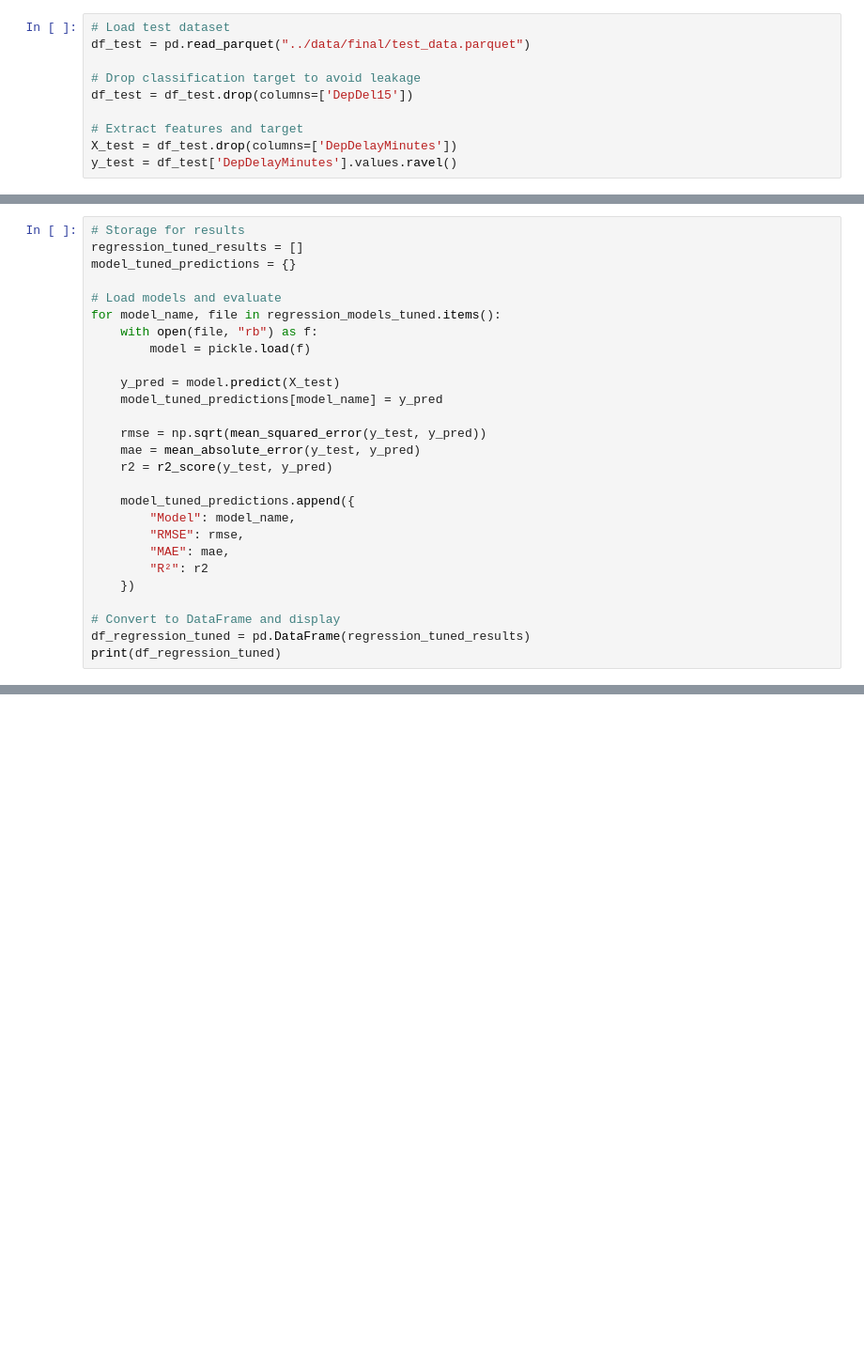
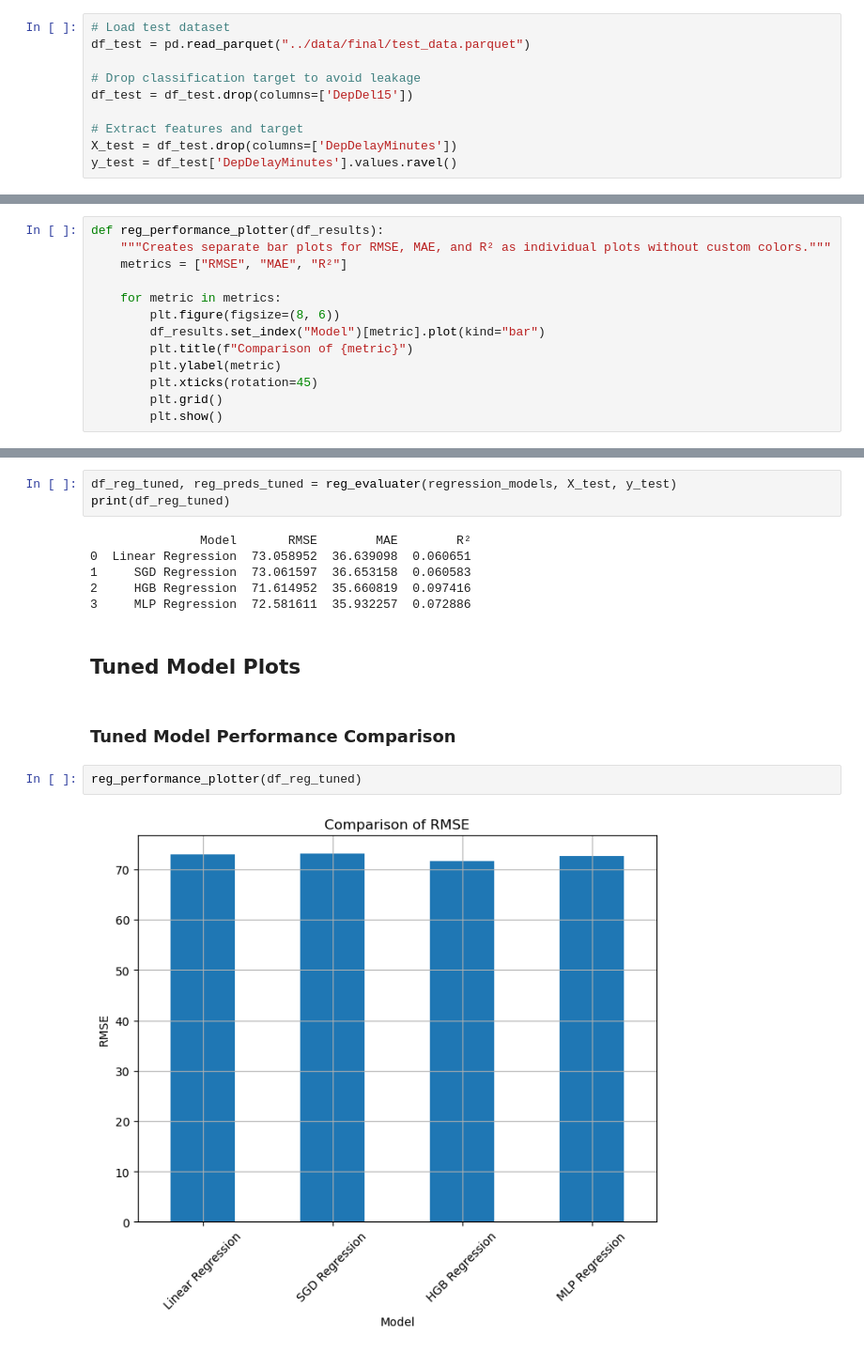
Before and after one commit to ekrichards/DSC288R_Capstone, a Jupyter notebook: notebooks/Regression.ipynb, the cells around one changed output, grey strips where cells are left out. Shown at 94% size. Drawn from its saved outputs; the diff is of its cells as text; blank space fills up the shorter version.

```diff
--- a/notebooks/Regression.ipynb
+++ b/notebooks/Regression.ipynb
@@ -70,27 +67,13 @@ https://scikit-learn.org/stable/model_persistence.html#security-maintainability-
-# %%
-# Storage for results
-regression_tuned_results = []
-model_tuned_predictions = {}
-
-# Load models and evaluate
-for model_name, file in regression_models_tuned.items():
-    with open(file, "rb") as f:
-        model = pickle.load(f)
-
-    y_pred = model.predict(X_test)
-    model_tuned_predictions[model_name] = y_pred
-
-    rmse = np.sqrt(mean_squared_error(y_test, y_pred))
-    mae = mean_absolute_error(y_test, y_pred)
-    r2 = r2_score(y_test, y_pred)
-
-    model_tuned_predictions.append({
-        "Model": model_name,
-        "RMSE": rmse,
-        "MAE": mae,
-        "R²": r2
-    })
-
-# Convert to DataFrame and display
-df_regression_tuned = pd.DataFrame(regression_tuned_results)
-print(df_regression_tuned)
+# %%
+def reg_performance_plotter(df_results):
+    """Creates separate bar plots for RMSE, MAE, and R² as individual plots without custom colors."""
+    metrics = ["RMSE", "MAE", "R²"]
+
+    for metric in metrics:
+        plt.figure(figsize=(8, 6))
+        df_results.set_index("Model")[metric].plot(kind="bar")
+        plt.title(f"Comparison of {metric}")
+        plt.ylabel(metric)
+        plt.xticks(rotation=45)
+        plt.grid()
+        plt.show()
@@ -154,0 +158,17 @@ for model_name in regression_models.keys():
+# %%
+df_reg_tuned, reg_preds_tuned = reg_evaluater(regression_models, X_test, y_test)
+print(df_reg_tuned)
+# %% [output]
+               Model       RMSE        MAE        R²
+0  Linear Regression  73.058952  36.639098  0.060651
+1     SGD Regression  73.061597  36.653158  0.060583
+2     HGB Regression  71.614952  35.660819  0.097416
+3     MLP Regression  72.581611  35.932257  0.072886
+# %% [markdown]
+## Tuned Model Plots
+# %% [markdown]
+### Tuned Model Performance Comparison
+# %%
+reg_performance_plotter(df_reg_tuned)
+# %% [output]
+[figure, added]
```
Also changed, not shown: parts of 20 cells of this notebook, 10 other files.
